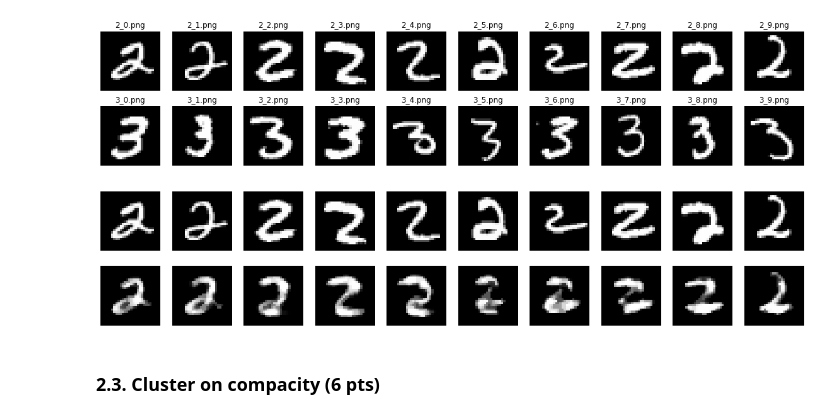
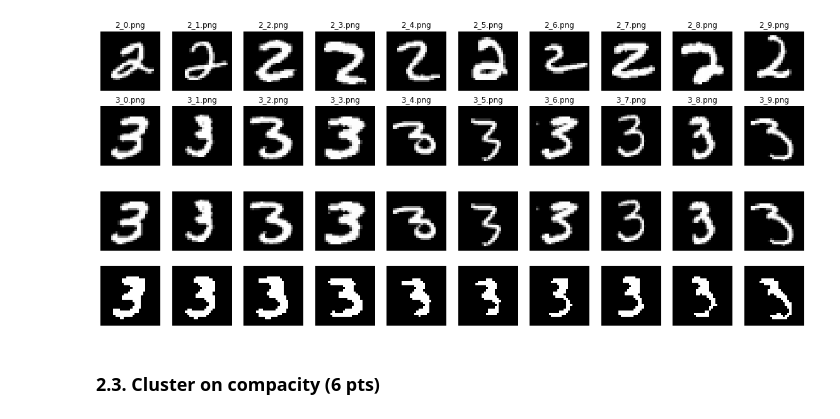
Before and after one commit to mrizaarseven98/do-not-cheat, a Jupyter notebook: labs/lab_02_object_description.ipynb, the cells around one changed output. Cells and saved outputs as stored; diff of their text form; code cells hidden in the pictures.

```diff
--- a/labs/lab_02_object_description.ipynb
+++ b/labs/lab_02_object_description.ipynb
@@ -314,19 +314,21 @@ for ax, im, nm in zip(axes[1], threes_im, threes_names):
 [figure]
 # %%
 from skimage.morphology import remove_small_objects, remove_small_holes, closing, opening, disk, binary_closing
-from skimage.filters import median
+from skimage.filters import median, unsharp_mask
+from skimage.restoration import denoise_wavelet
 
-twos_im_filt = median(twos_im)
+twos_im_p = twos_im > 150
+threes_im_p = binary_closing(median(threes_im >100))
 
-fig, axes = plt.subplots(2, len(twos_im), figsize=(20, 4))
-for ax, im in zip(axes[0], twos_im):
+fig, axes = plt.subplots(2, len(threes_im), figsize=(20, 4))
+for ax, im in zip(axes[0], threes_im):
     ax.imshow(im, cmap='gray')
     ax.axis('off')
-for ax, im in zip(axes[1], twos_im_filt):
-    ax.imshow(im, cmap='gray')
+for ax, im in zip(axes[1], threes_im_p):
+    ax.imshow(im,  cmap='gray')
     ax.axis('off')
 # %% [output]
-[figure, old version]
+[figure, new version]
 # %% [markdown]
 ### 2.3. Cluster on compacity (6 pts)
 # %%
```
